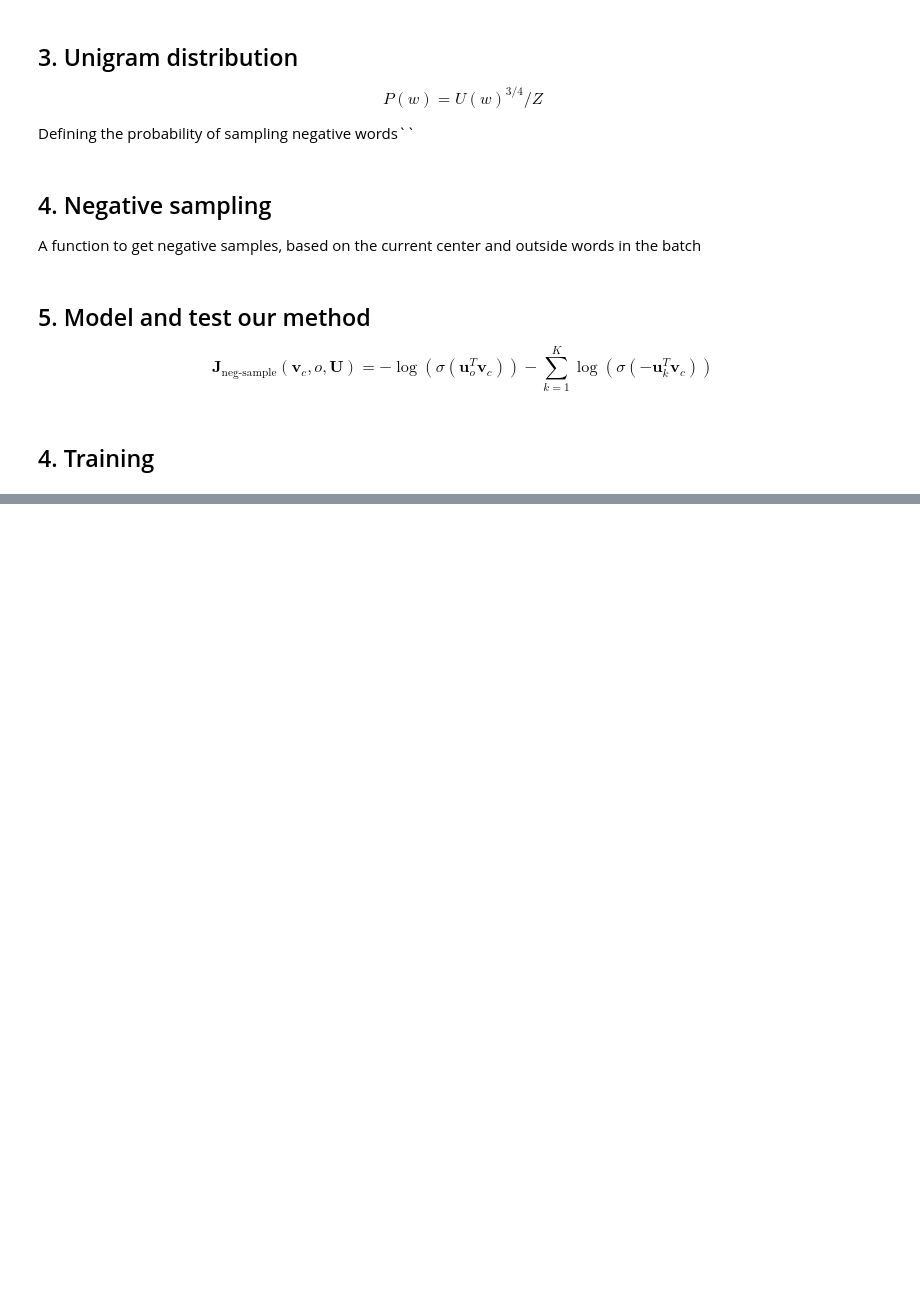
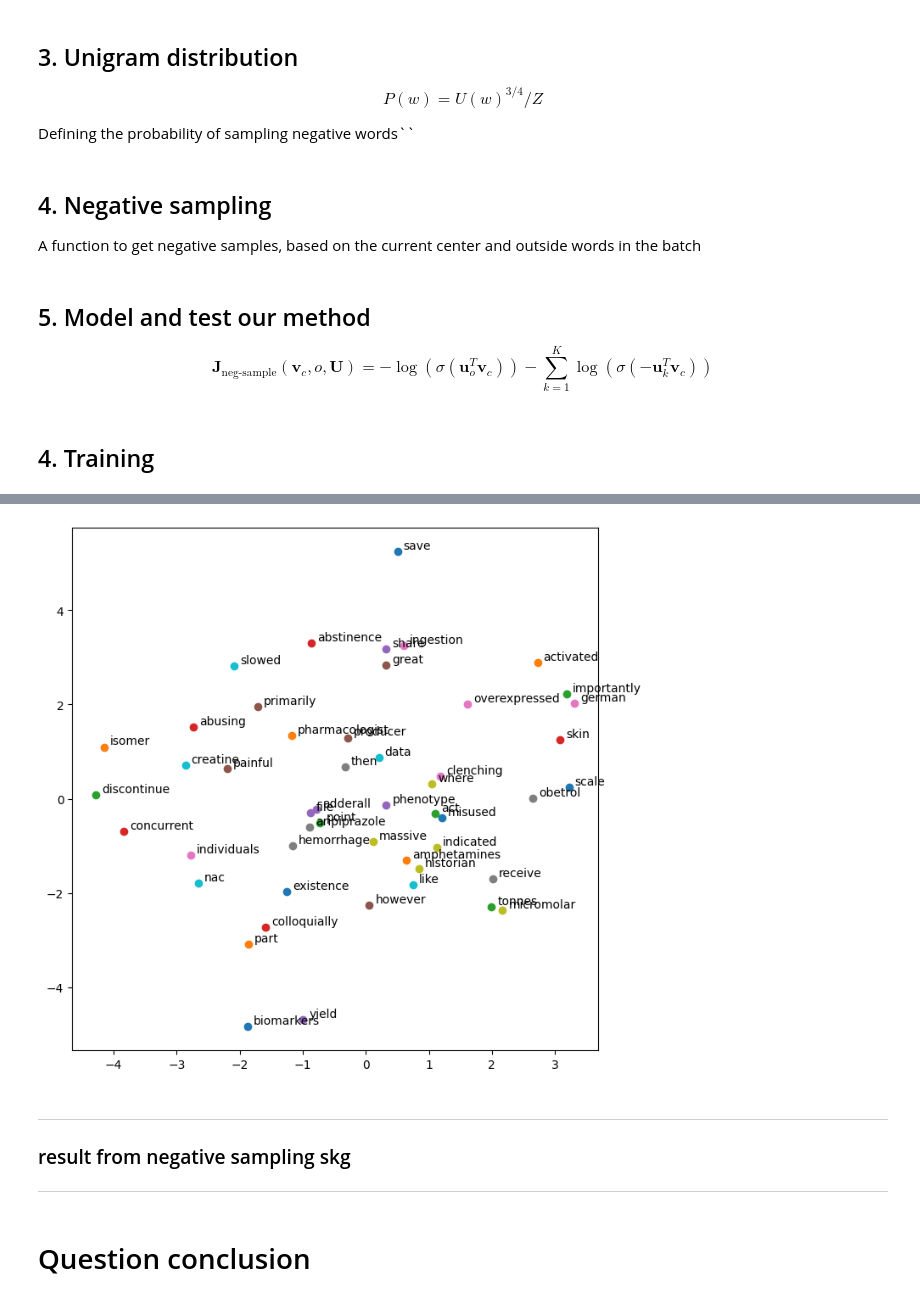
Before and after one commit to AtiChetsurakul/NLP_labsession, a Jupyter notebook: HW0/hatedcgs.ipynb, the cells around one changed output, grey strips where cells are left out. Saved outputs shown, nothing was run; the diff lists cells and outputs as text; code cells hidden in the pictures; blank space fills up the shorter version.

```diff
--- a/HW0/hatedcgs.ipynb
+++ b/HW0/hatedcgs.ipynb
@@ -575,0 +692,16 @@ Epoch 5000 | Loss: 1.311993 | --- 9.27375316619873 seconds ---
+# %%
+#help me plot fruit cat banana on matplotlib
+plt.figure(figsize=(8,8))
+for i, word in enumerate(vocabs[:50]): #loop each unique vocab
+    x, y = get_embed(word)
+    plt.scatter(x, y)
+    plt.annotate(word, xy=(x, y), xytext=(5, 2), textcoords='offset points')
+plt.show()
+# %% [output]
+[figure, added]
+# %% [markdown]
+-----------------------
+### result from negative sampling skg
+--------------
+# %% [markdown]
+# Question conclusion
```
Also changed, not shown: parts of 29 cells of this notebook, 5 other files.
